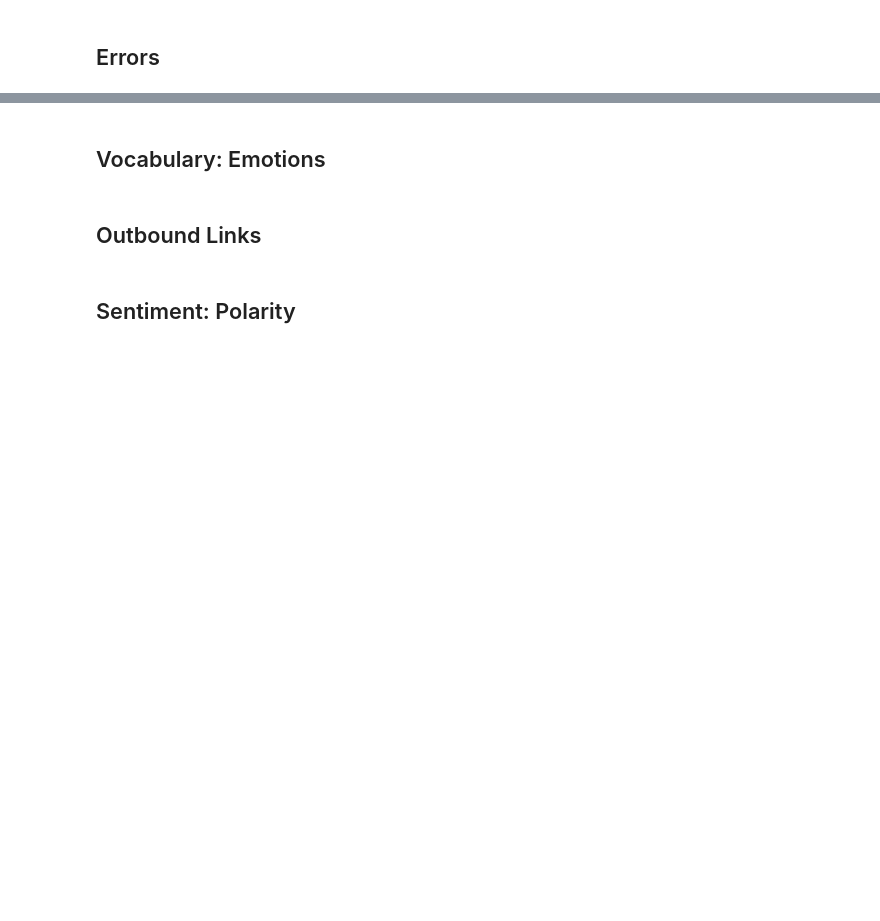
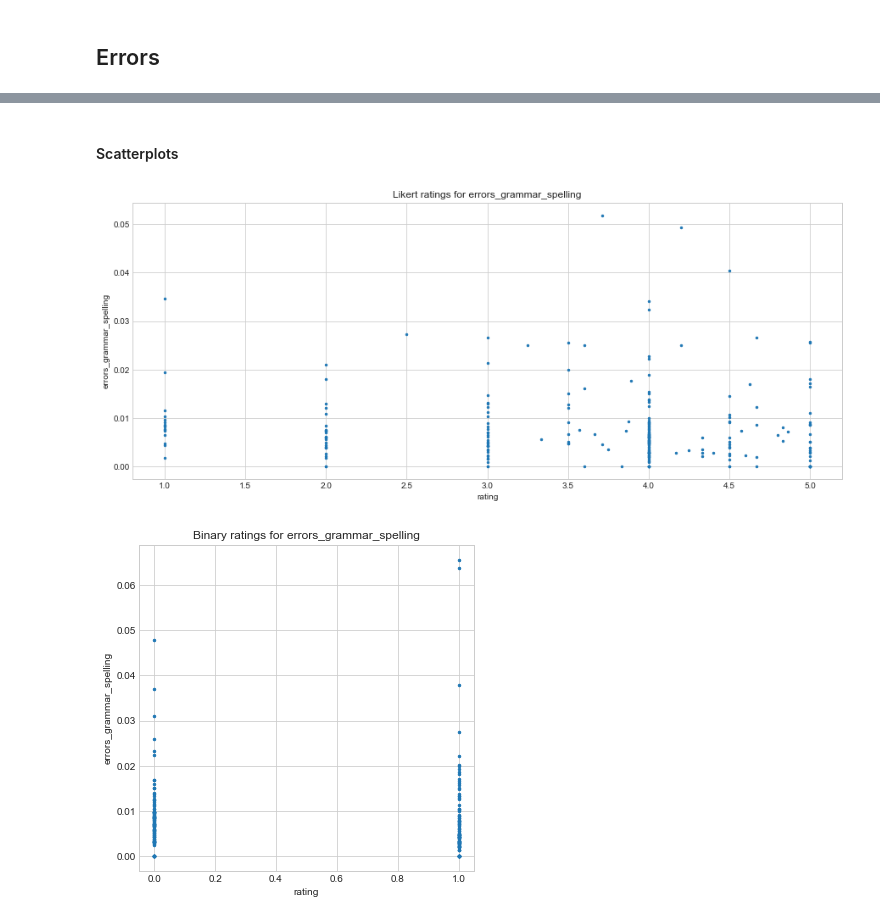
Before and after one commit to lvap/alpaca, a Jupyter notebook: analysis/signal_analysis.ipynb, the cells around one changed output, grey strips where cells are left out. Saved outputs shown, nothing was run; the diff lists cells and outputs as text; code cells hidden in the pictures; blank space fills up the shorter version.

```diff
--- a/analysis/signal_analysis.ipynb
+++ b/analysis/signal_analysis.ipynb
@@ -25,9 +25,16 @@ binary_per_file = (pd.read_csv(os.path.join(os.getcwd(), "datasets_evaluated", d
 likert_df = pd.concat(likert_per_file)
 binary_df = pd.concat(binary_per_file)
 
-# swap 0 <-> 1 fake news classification to better compare with credibility ratings (higher rating = better)
+# group likert ratings into bins
+likert_df["rating_bin"] = likert_df.apply(lambda row: 1 if row.rating < 1.5 else 2 if row.rating < 2.5
+                                          else 3 if row.rating < 3.5 else 4 if row.rating < 4.5 else 5, axis=1)
+
+# swap 0 <-> 1 fake news classification to facilitate comparisons with credibility ratings (higher rating = better)
 binary_df["rating"] = 1 - binary_df["rating"]
 
-print(str(likert_df.shape))
-print(str(binary_df.shape))
+# rating distributions
+print("\nLikert data: " + str(likert_df.shape) + " urls x values\nRating bins distribution:")
+print(likert_df["rating_bin"].value_counts().sort_index().to_string())
+print("\nBinary data: " + str(binary_df.shape) + " urls x values\nRatings distribution:")
+print(binary_df["rating"].value_counts().sort_index().to_string())
 # %% [output]
@@ -161,6 +55,12 @@ Binary rho: -0.13541957155632386 p: 0.0558846096089206
-# %% [markdown]
-## Vocabulary: Emotions
-# %% [markdown]
-## Outbound Links
-# %% [markdown]
-## Sentiment: Polarity
+# %%
+signal = "errors_grammar_spelling"
+# %% [markdown]
+#### Scatterplots
+# %%
+likert_df.plot.scatter("rating", signal, s=6, figsize=(15, 6), title="Likert ratings for " + signal)
+plt.show()
+binary_df.plot.scatter("rating", signal, s=6, figsize=(6, 6), title="Binary ratings for " + signal)
+plt.show()
+# %% [output]
+[figure, added]
+[figure, added]
```
Also changed, not shown: parts of 105 cells of this notebook, 8 other files.
